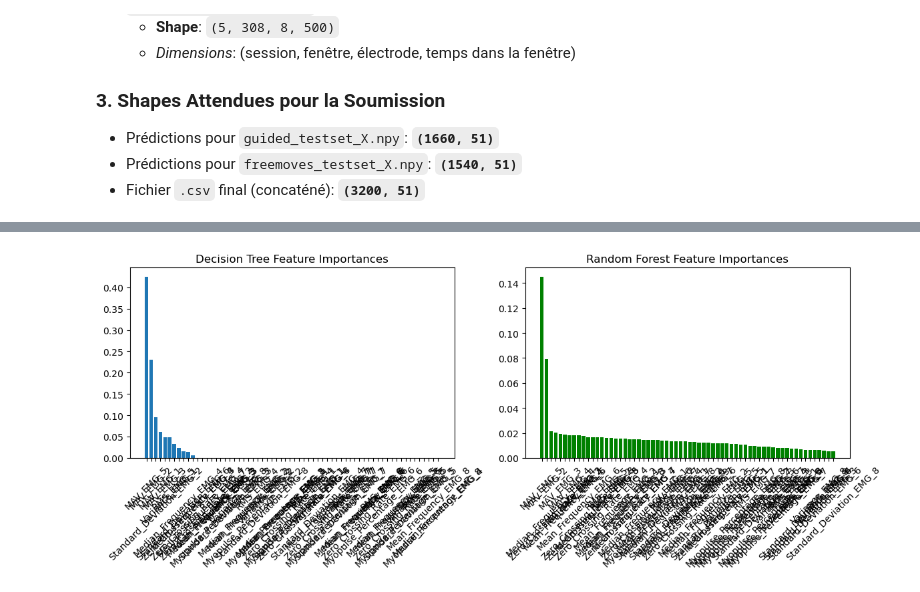
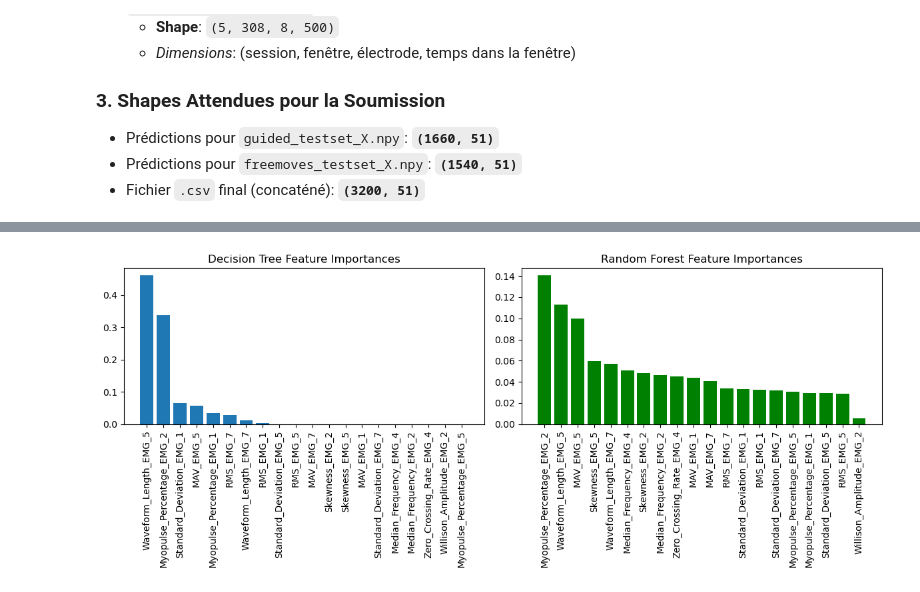
Before and after one commit to Bryven7/INFO-F422-PROJET, a Jupyter notebook: Projet.ipynb, the cells around one changed output, grey strips where cells are left out. Cells and saved outputs as stored; diff of their text form; code cells hidden in the pictures.

```diff
--- a/Projet.ipynb
+++ b/Projet.ipynb
@@ -260,4 +543,4 @@ for session in range(dataX.shape[0]):
 X_df = pd.DataFrame.from_dict(X, orient='index')
 
 # Set the column names for the features MAV, RMS, Variance, Standard Deviation, Myopulse Percentage, Zero Crossing Rate, Mean Frequency, Median Frequency per emg electrode
-X_df.columns = [f'{feature}_EMG_{i+1}' for i in range(8) for feature in ['MAV', 'RMS', 'Variance', 'Standard_Deviation', 'Myopulse_Percentage', 'Zero_Crossing_Rate', 'Mean_Frequency', 'Median_Frequency']]
+X_df.columns = [f'{feature}_EMG_{i+1}' for i in range(8) for feature in ['MAV', 'RMS', 'Variance', 'Standard_Deviation', 'Myopulse_Percentage', 'Zero_Crossing_Rate', 'Mean_Frequency', 'Median_Frequency', 'Waveform_Length', 'Willison_Amplitude', 'Skewness', 'Kurtosis']]
@@ -406,0 +796,28 @@ y_val shape: (862, 48)
+# %%
+from mrmr import mrmr_regression
+
+best_features = {}
+for i in range(1, len(y_train.columns)):
+    # Select the features for the current position
+    y_train_position = y_train.iloc[:, i-1]  # Select the i-th position column
+    #print(y_train_position)
+    # Perform MRMR feature selection
+    selected_features = mrmr_regression(X_train, y_train_position, K=20)  # Select top 20 features
+    #print(f"Selected features for position {i}: {selected_features}")
+    best_features[i] = selected_features
+# %%
+# Select the best 20 features overall positions
+best_features_overall = {}
+for i in range(1, len(y_train.columns)):
+    if i in best_features:  # Ensure the key exists in best_features
+        for j in range(min(20, len(best_features[i]))):  # Ensure j is within bounds
+            if best_features[i][j] not in best_features_overall.keys():
+                best_features_overall[best_features[i][j]] = 0
+            best_features_overall[best_features[i][j]] += 20 - j
+# Sort the features based on their scores
+sorted_features = sorted(best_features_overall.items(), key=lambda x: x[1], reverse=True)
+# Select the top 20 features
+top_20_features = [feature[0] for feature in sorted_features[:20]]
+print("Top 20 features selected by MRMR:")
+for feature in top_20_features:
+    print(feature)
@@ -406,0 +865,5 @@ y_val shape: (862, 48)
+# %%
+X_train_fs = X_train[top_20_features]
+X_test_fs = X_test[top_20_features]
+print("X_train_fs shape:", X_train_fs.shape)
+print("X_test_fs shape:", X_test_fs.shape)
@@ -485,36 +1014,36 @@ from sklearn.ensemble import RandomForestRegressor
 # User-chosen parameters (edit based on the results of section 4.3)
 max_depth = 4     # for the Decision Tree
 n_estimators = 100 # for the Random Forest
 
 # Instantiate and fit the best Decision Tree
 best_tree = DecisionTreeRegressor(max_depth=max_depth, random_state=42)
-best_tree.fit(X_train_final, y_train_final)
+best_tree.fit(X_train_fs, y_train)
 
 # Instantiate and fit the best Random Forest
 best_forest = RandomForestRegressor(n_estimators=n_estimators, random_state=42)
-best_forest.fit(X_train_final, y_train_final)
+best_forest.fit(X_train_fs, y_train)
 
-feature_names = X_df.columns  # Using original column names
+feature_names = X_train_fs.columns  # Using original column names
 
 tree_importances = best_tree.feature_importances_
 forest_importances = best_forest.feature_importances_
 
 # Sort features by importance for each model
 tree_sorted_idx = np.argsort(tree_importances)[::-1]
 forest_sorted_idx = np.argsort(forest_importances)[::-1]
 
 plt.figure(figsize=(12, 5))
 plt.subplot(1, 2, 1)
 plt.title("Decision Tree Feature Importances")
 plt.bar(range(len(tree_importances)), tree_importances[tree_sorted_idx], align='center')
-plt.xticks(range(len(tree_importances)), feature_names[tree_sorted_idx], rotation=45)
+plt.xticks(range(len(tree_importances)), feature_names[tree_sorted_idx], rotation=90)
 
 plt.subplot(1, 2, 2)
 plt.title("Random Forest Feature Importances")
 plt.bar(range(len(forest_importances)), forest_importances[forest_sorted_idx], align='center', color='green')
-plt.xticks(range(len(forest_importances)), feature_names[forest_sorted_idx], rotation=45)
+plt.xticks(range(len(forest_importances)), feature_names[forest_sorted_idx], rotation=90)
 
 plt.tight_layout()
 plt.show()
 # %% [output]
-[figure, old version]
+[figure, new version]
```
Also changed, not shown: parts of 63 cells of this notebook, 5 other files.
